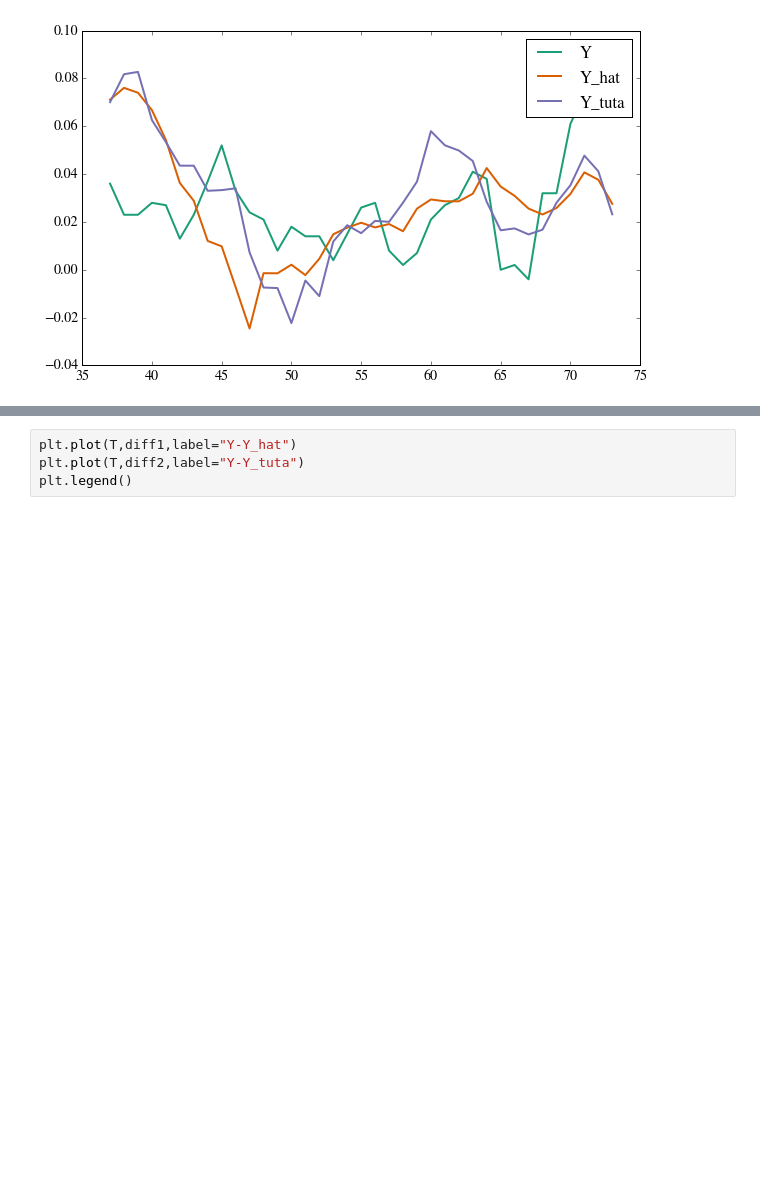
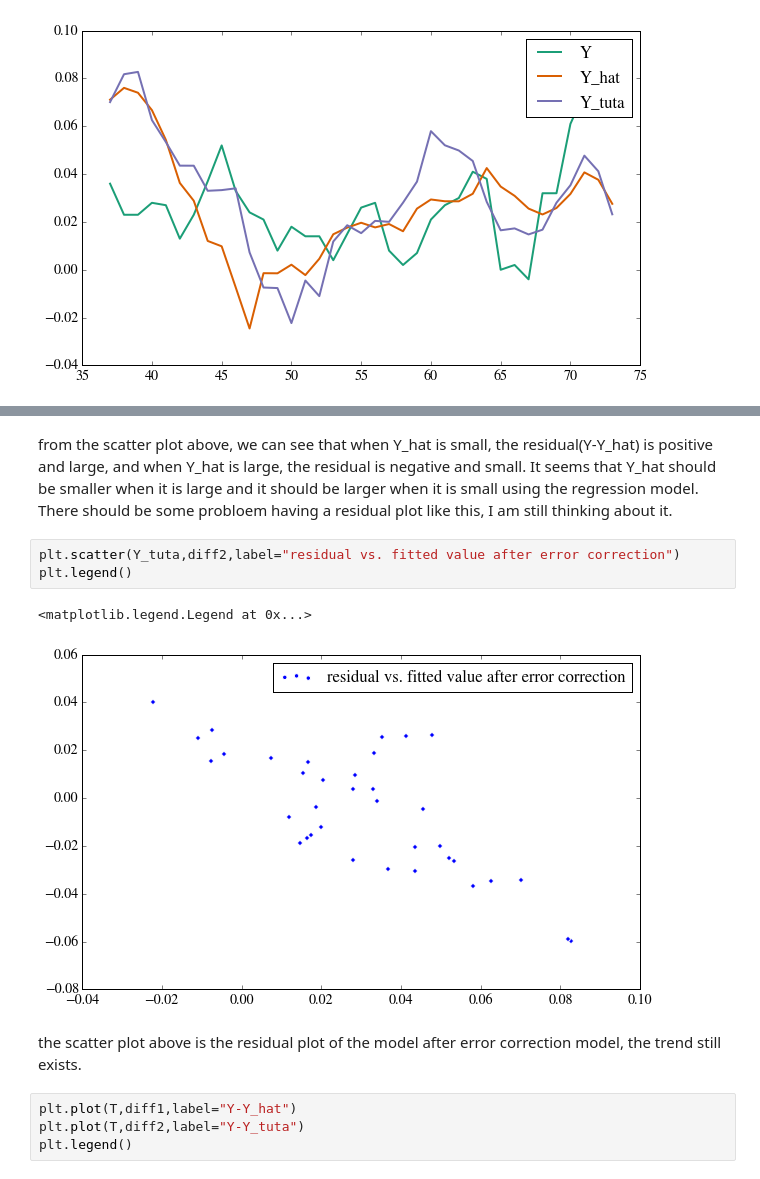
Before and after one commit to DickLeopard/ELP, a Jupyter notebook: backtesting and error correction model.ipynb, the cells around one changed output, grey strips where cells are left out. Drawn from its saved outputs; the diff is of its cells as text; blank space fills up the shorter version.

```diff
--- a/backtesting and error correction model.ipynb
+++ b/backtesting and error correction model.ipynb
@@ -237,3 +243,13 @@ plt.legend()
+# %% [markdown]
+from the scatter plot above, we can see that when Y_hat is small, the residual(Y-Y_hat) is positive and large, and when Y_hat is large, the residual is negative and small. It seems that Y_hat should be smaller when it is large and it should be larger when it is small using the regression model. There should be some probloem having a residual plot like this, I am still thinking about it.
+# %%
+plt.scatter(Y_tuta,diff2,label="residual vs. fitted value after error correction")
+plt.legend()
+# %% [output]
+<matplotlib.legend.Legend at 0x...>
+[figure, added]
+# %% [markdown]
+the scatter plot above is the residual plot of the model after error correction model, the trend still exists.
 # %%
 plt.plot(T,diff1,label="Y-Y_hat")
 plt.plot(T,diff2,label="Y-Y_tuta")
```
Also changed, not shown: parts of 3 cells of this notebook.
